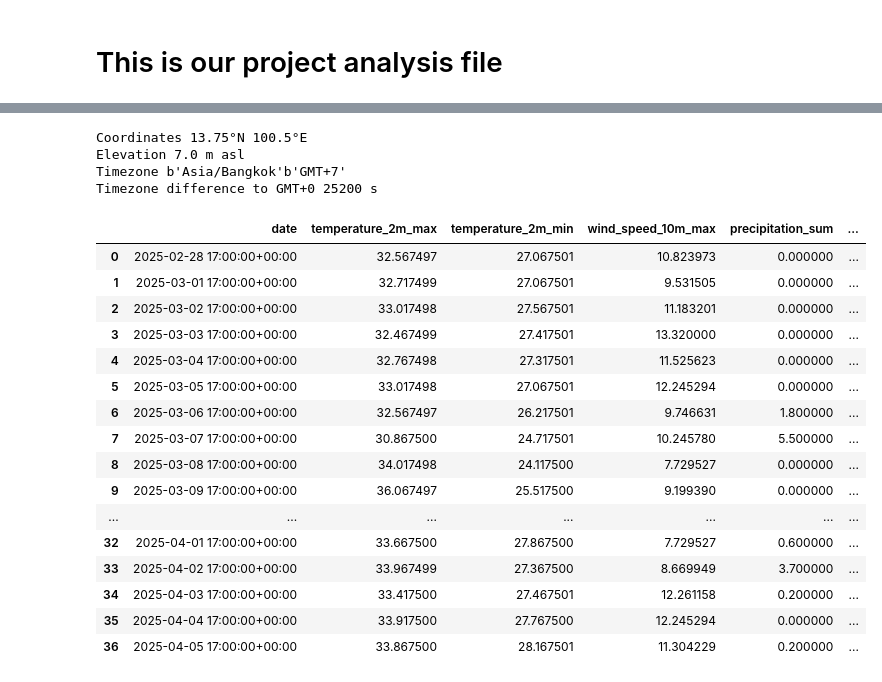
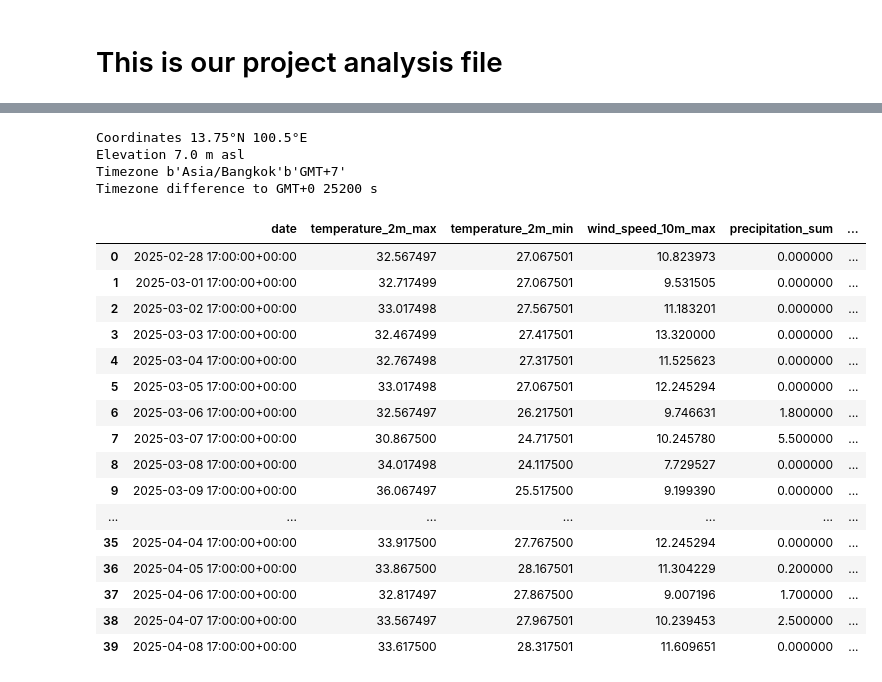
Before and after one commit to NusratBegum/Data-Science-Final-Project, a Jupyter notebook: main.ipynb, the cells around one changed output, grey strips where cells are left out. Drawn from its saved outputs; the diff is of its cells as text; code cells hidden in the pictures.

```diff
--- a/main.ipynb
+++ b/main.ipynb
@@ -118,6 +118,7 @@ import openmeteo_requests
 import requests_cache
 import pandas as pd
 from retry_requests import retry
+from datetime import date
 
 # Setup the Open-Meteo API client with cache and retry on error
 cache_session = requests_cache.CachedSession('.cache', expire_after = 3600)
@@ -133,7 +134,7 @@ params = {
 	"daily": ["temperature_2m_max", "temperature_2m_min", "wind_speed_10m_max", "precipitation_sum", "wind_gusts_10m_max"],
 	"timezone": "Asia/Bangkok",
 	"start_date": "2025-03-01",
-	"end_date": "2025-04-06"
+	"end_date": str(date.today())
 }
 responses = openmeteo.weather_api(url, params=params)
 
@@ -155,37 +156,37 @@ daily_wind_gusts_10m_max = daily.Variables(4).ValuesAsNumpy()
 daily_data = {"date": pd.date_range(
 	start = pd.to_datetime(daily.Time(), unit = "s", utc = True),
 	end = pd.to_datetime(daily.TimeEnd(), unit = "s", utc = True),
 	freq = pd.Timedelta(seconds = daily.Interval()),
 	inclusive = "left"
 )}
 
 daily_data["temperature_2m_max"] = daily_temperature_2m_max
 daily_data["temperature_2m_min"] = daily_temperature_2m_min
 daily_data["wind_speed_10m_max"] = daily_wind_speed_10m_max
 daily_data["precipitation_sum"] = daily_precipitation_sum
 daily_data["wind_gusts_10m_max"] = daily_wind_gusts_10m_max
 
-daily_dataframe = pd.DataFrame(data = daily_data)
-display(daily_dataframe)
+weather_df = pd.DataFrame(data = daily_data)
+display(weather_df)
 # %% [output]
 Coordinates 13.75°N 100.5°E
 Elevation 7.0 m asl
 Timezone b'Asia/Bangkok'b'GMT+7'
 Timezone difference to GMT+0 25200 s
 |  | date | temperature_2m_max | temperature_2m_min | wind_speed_10m_max | precipitation_sum | ... |
 | 0 | 2025-02-28 17:00:00+00:00 | 32.567497 | 27.067501 | 10.823973 | 0.000000 | ... |
 | 1 | 2025-03-01 17:00:00+00:00 | 32.717499 | 27.067501 | 9.531505 | 0.000000 | ... |
 | 2 | 2025-03-02 17:00:00+00:00 | 33.017498 | 27.567501 | 11.183201 | 0.000000 | ... |
 | 3 | 2025-03-03 17:00:00+00:00 | 32.467499 | 27.417501 | 13.320000 | 0.000000 | ... |
 | 4 | 2025-03-04 17:00:00+00:00 | 32.767498 | 27.317501 | 11.525623 | 0.000000 | ... |
 | 5 | 2025-03-05 17:00:00+00:00 | 33.017498 | 27.067501 | 12.245294 | 0.000000 | ... |
 | 6 | 2025-03-06 17:00:00+00:00 | 32.567497 | 26.217501 | 9.746631 | 1.800000 | ... |
 | 7 | 2025-03-07 17:00:00+00:00 | 30.867500 | 24.717501 | 10.245780 | 5.500000 | ... |
 | 8 | 2025-03-08 17:00:00+00:00 | 34.017498 | 24.117500 | 7.729527 | 0.000000 | ... |
 | 9 | 2025-03-09 17:00:00+00:00 | 36.067497 | 25.517500 | 9.199390 | 0.000000 | ... |
 | ... | ... | ... | ... | ... | ... | ... |
-| 32 | 2025-04-01 17:00:00+00:00 | 33.667500 | 27.867500 | 7.729527 | 0.600000 | ... |
-| 33 | 2025-04-02 17:00:00+00:00 | 33.967499 | 27.367500 | 8.669949 | 3.700000 | ... |
-| 34 | 2025-04-03 17:00:00+00:00 | 33.417500 | 27.467501 | 12.261158 | 0.200000 | ... |
 | 35 | 2025-04-04 17:00:00+00:00 | 33.917500 | 27.767500 | 12.245294 | 0.000000 | ... |
 | 36 | 2025-04-05 17:00:00+00:00 | 33.867500 | 28.167501 | 11.304229 | 0.200000 | ... |
+| 37 | 2025-04-06 17:00:00+00:00 | 32.817497 | 27.867500 | 9.007196 | 1.700000 | ... |
+| 38 | 2025-04-07 17:00:00+00:00 | 33.567497 | 27.967501 | 10.239453 | 2.500000 | ... |
+| 39 | 2025-04-08 17:00:00+00:00 | 33.617500 | 28.317501 | 11.609651 | 0.000000 | ... |
```
Also changed, not shown: parts of 2 cells of this notebook.
